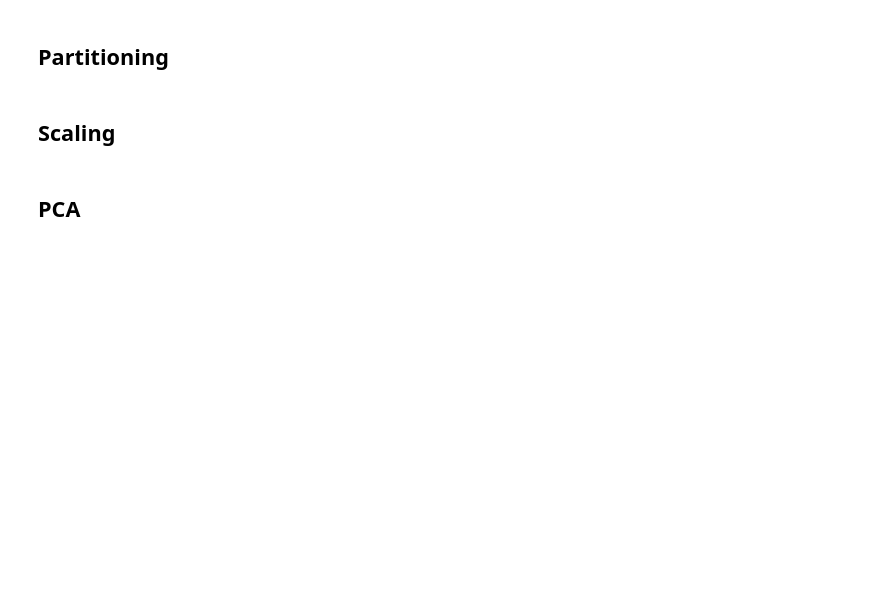
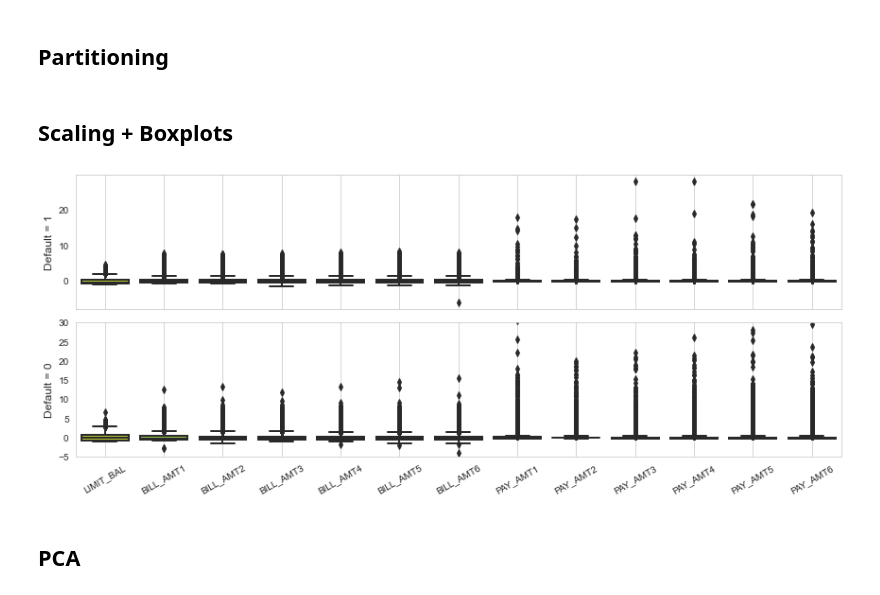
Before and after one commit to francescodisalvo05/credit-card-default, a Jupyter notebook: notebooks/Preprocessing+Charts.ipynb, the cells around one changed output. Drawn from its saved outputs; the diff is of its cells as text; code cells hidden in the pictures; blank space fills up the shorter version.

Commit message:
Update Charts

```diff
--- a/notebooks/Preprocessing+Charts.ipynb
+++ b/notebooks/Preprocessing+Charts.ipynb
@@ -23,16 +23,19 @@ df.drop(columns=['ID'],inplace=True)
 ## Partitioning
 # %%
 from sklearn.model_selection import train_test_split, GridSearchCV
+
+
+def split_data(X,y, random_state=42):
+
+    X_train, X_test, y_train, y_test = train_test_split(X, y, test_size= 0.25,
+                                                        stratify= y, random_state=random_state)
+    return X_train, X_test, y_train, y_test
 
 y, X = df["default payment next month"], df.drop("default payment next month", axis=1)
 
 random_state = 42
 ts = 0.25
 
-
-X_train, X_test, y_train, y_test = train_test_split(X, y, test_size= 0.25,
-                                                    stratify= y, random_state=random_state)
-
-# drop the ones with a low correlation??
+X_train, X_test, y_train, y_test = split_data(X, y)
 # %% [markdown]
-## Scaling
+## Scaling + Boxplots
@@ -43,3 +42,29 @@ X_test_scaled = (X_test - train_mean) / train_std
+# %%
+X_train_reduced = X_train.drop(columns=["SEX","MARRIAGE","EDUCATION","AGE",
+                                       "PAY_1","PAY_2","PAY_3","PAY_4","PAY_5","PAY_6"])
+
+train_mean, train_std = X_train_reduced.mean(0), X_train_reduced.std(0)
+X_train_scaled = (X_train_reduced - train_mean) / train_std
+X_test_scaled = (X_train_reduced - train_mean) / train_std
+
+fig, axs = plt.subplots(2,1,figsize = (12,5), sharex= True)
+sns.boxplot(data = X_train_scaled[y_train == 1], palette="viridis_r", linewidth=2, ax = axs[0], whis= 1.5)
+sns.boxplot(data = X_train_scaled[y_train == 0], palette="viridis_r", linewidth=2, ax = axs[1], whis= 1.5)
+
+y_labels = ["Default = 1","Default = 0"]
+for ax,y_label in zip(axs,y_labels):
+    ax.grid()
+    ax.set_ylabel(y_label, fontsize=12)
+
+plt.xticks(rotation=30)
+plt.ylim(-5,30)
+plt.tight_layout()
+
+plt.savefig('../images/09-boxplot-data.svg')
+
+plt.show()
+# %% [output]
+[figure, added]
 # %% [markdown]
 ## PCA
 # %%
```
Also changed, not shown: parts of 1 cell of this notebook.
